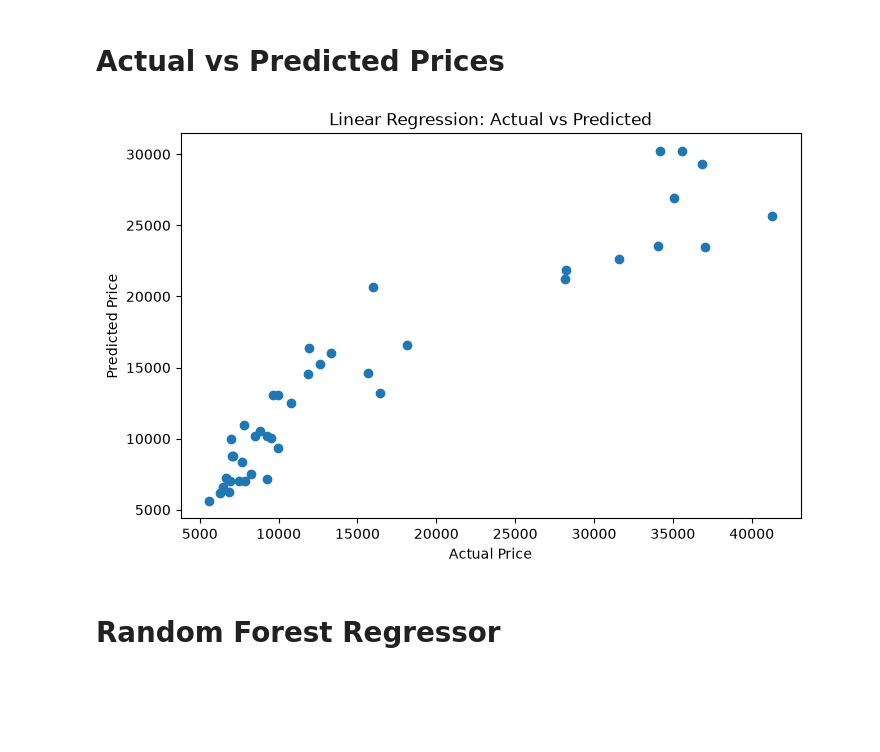
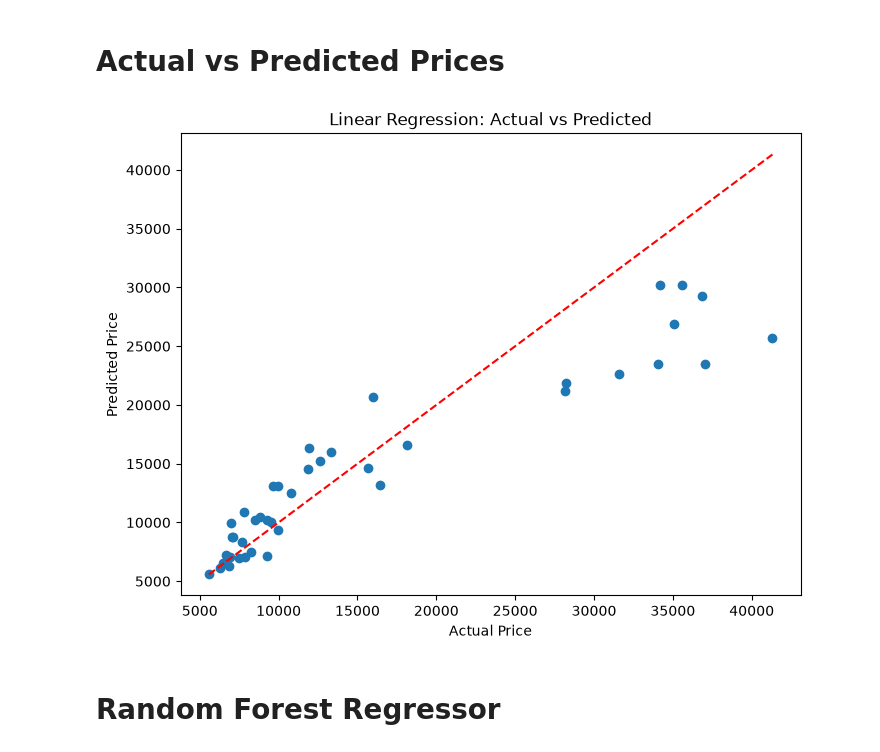
Before and after one commit to smit-sojitra/A-Machine-Learning-Approach-to-Automobile-Price-Prediction-and-Classification, a Jupyter notebook: FDA.ipynb, the cells around one changed output. Cells and saved outputs as stored; diff of their text form; code cells hidden in the pictures; blank space fills up the shorter version.

```diff
--- a/FDA.ipynb
+++ b/FDA.ipynb
@@ -559,23 +555,19 @@ R2 Score: 0.7974414450050438
 # %% [markdown]
 # Actual vs Predicted Prices
 # %%
-plt.figure(figsize=(8,5))
+plt.figure(figsize=(8, 6))
 
-plt.scatter(
-    y_test,
-    lr_pred
-)
+plt.scatter(y_test, lr_pred)
+
+plt.plot([y_test.min(), y_test.max()], [y_test.min(), y_test.max()], "r--")
 
 plt.xlabel("Actual Price")
 plt.ylabel("Predicted Price")
-
-plt.title(
-    "Linear Regression: Actual vs Predicted"
-)
+plt.title("Linear Regression: Actual vs Predicted")
 
 plt.show()
 # %% [output]
-[figure, old version]
+[figure, new version]
 # %% [markdown]
 # Random Forest Regressor
 # %%
```
Also changed, not shown: parts of 8 cells of this notebook, 1 other file.
